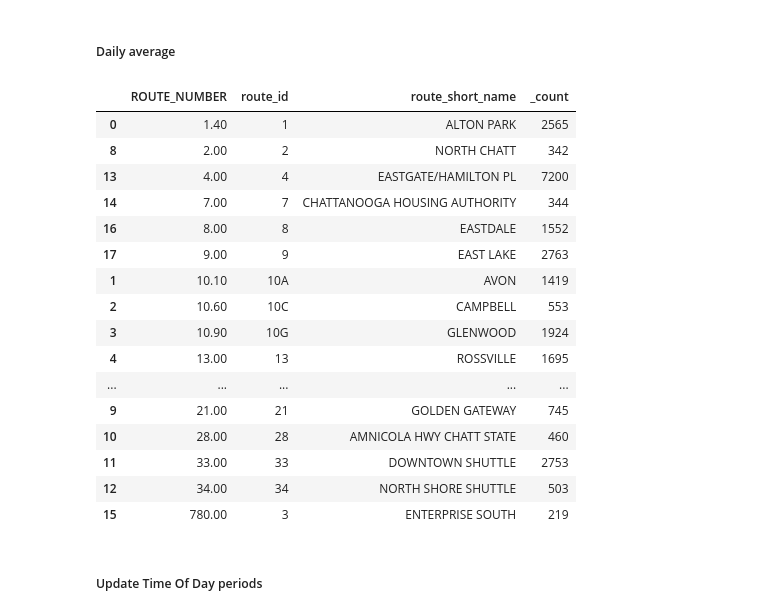
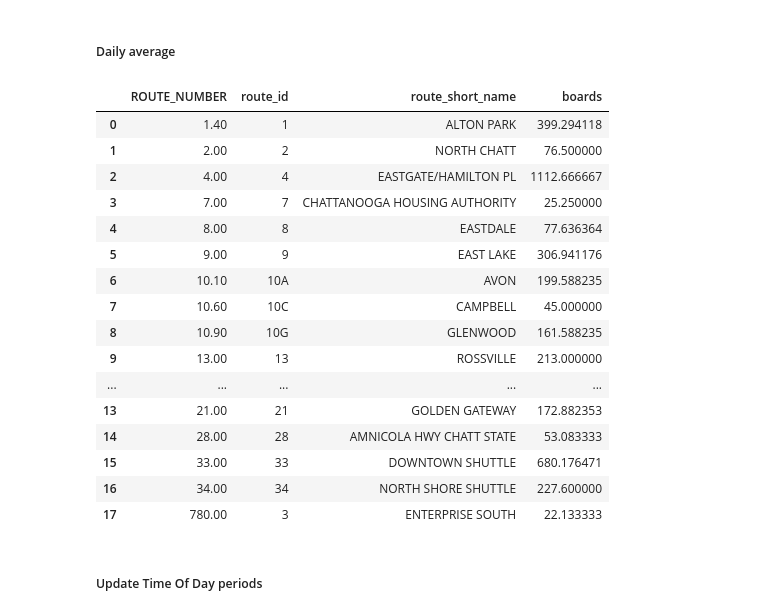
Before and after one commit to wsp-sag/client_chattanooga_rtp_update, a Jupyter notebook: Notebooks/Task 3 - Model Validation/Chattanooga_APC_Transit_Route_Boardings.ipynb, the cells around one changed output. Saved outputs shown, nothing was run; the diff lists cells and outputs as text; code cells hidden in the pictures.

```diff
--- a/Notebooks/Task 3 - Model Validation/Chattanooga_APC_Transit_Route_Boardings.ipynb
+++ b/Notebooks/Task 3 - Model Validation/Chattanooga_APC_Transit_Route_Boardings.ipynb
@@ -139,36 +162,38 @@ https://wsponline.sharepoint.com/:w:/r/sites/US-chattanoogamodeling/RTP%20TDM%20
 ##### Daily average
 # %%
 apc_pick = apc[apc['SURVEY_DATE'].isin(dates_pick)]
-apc_pick = apc_pick[['SERIAL_NUMBER', 'SURVEY_DATE', 'ROUTE_NUMBER', 'route_id', 'route_short_name']]
+apc_pick = apc[apc['PASSENGERS_ON'] > 0]
 
-weekdays = apc_pick.groupby(['ROUTE_NUMBER', 'route_id', 'route_short_name', 'SURVEY_DATE']).count()\
+apc_pick = apc_pick[['SURVEY_DATE', 'ROUTE_NUMBER', 'PASSENGERS_ON', 'route_id', 'route_short_name']]
+
+weekdays = apc_pick.groupby(['ROUTE_NUMBER', 'route_id', 'route_short_name', 'SURVEY_DATE'])['PASSENGERS_ON'].sum()\
                    .groupby(['ROUTE_NUMBER', 'route_id', 'route_short_name']).mean()
 
-weekdays = round(weekdays).astype(int)
+# weekdays = round(weekdays).astype(int)
 weekdays = weekdays.reset_index()
-weekdays.columns=['ROUTE_NUMBER', 'route_id', 'route_short_name', '_count']
+weekdays.columns=['ROUTE_NUMBER', 'route_id', 'route_short_name', 'boards']
 weekdays['ROUTE_NUMBER_num'] = weekdays['ROUTE_NUMBER'].astype(float)
-weekdays = weekdays.sort_values(by='ROUTE_NUMBER_num')#.to_clipboard()
+weekdays = weekdays.sort_values(by='ROUTE_NUMBER_num').reset_index(drop=True)
 
-weekdays.drop(columns='ROUTE_NUMBER_num')
+weekdays.drop(columns='ROUTE_NUMBER_num')#.to_clipboard()
 # %% [output]
-|  | ROUTE_NUMBER | route_id | route_short_name | _count |
-| 0 | 1.40 | 1 | ALTON PARK | 2565 |
-| 8 | 2.00 | 2 | NORTH CHATT | 342 |
-| 13 | 4.00 | 4 | EASTGATE/HAMILTON PL | 7200 |
-| 14 | 7.00 | 7 | CHATTANOOGA HOUSING AUTHORITY | 344 |
-| 16 | 8.00 | 8 | EASTDALE | 1552 |
-| 17 | 9.00 | 9 | EAST LAKE | 2763 |
-| 1 | 10.10 | 10A | AVON | 1419 |
-| 2 | 10.60 | 10C | CAMPBELL | 553 |
-| 3 | 10.90 | 10G | GLENWOOD | 1924 |
-| 4 | 13.00 | 13 | ROSSVILLE | 1695 |
+|  | ROUTE_NUMBER | route_id | route_short_name | boards |
+| 0 | 1.40 | 1 | ALTON PARK | 399.294118 |
+| 1 | 2.00 | 2 | NORTH CHATT | 76.500000 |
+| 2 | 4.00 | 4 | EASTGATE/HAMILTON PL | 1112.666667 |
+| 3 | 7.00 | 7 | CHATTANOOGA HOUSING AUTHORITY | 25.250000 |
+| 4 | 8.00 | 8 | EASTDALE | 77.636364 |
+| 5 | 9.00 | 9 | EAST LAKE | 306.941176 |
+| 6 | 10.10 | 10A | AVON | 199.588235 |
+| 7 | 10.60 | 10C | CAMPBELL | 45.000000 |
+| 8 | 10.90 | 10G | GLENWOOD | 161.588235 |
+| 9 | 13.00 | 13 | ROSSVILLE | 213.000000 |
 | ... | ... | ... | ... | ... |
-| 9 | 21.00 | 21 | GOLDEN GATEWAY | 745 |
-| 10 | 28.00 | 28 | AMNICOLA HWY CHATT STATE | 460 |
-| 11 | 33.00 | 33 | DOWNTOWN SHUTTLE | 2753 |
-| 12 | 34.00 | 34 | NORTH SHORE SHUTTLE | 503 |
-| 15 | 780.00 | 3 | ENTERPRISE SOUTH | 219 |
+| 13 | 21.00 | 21 | GOLDEN GATEWAY | 172.882353 |
+| 14 | 28.00 | 28 | AMNICOLA HWY CHATT STATE | 53.083333 |
+| 15 | 33.00 | 33 | DOWNTOWN SHUTTLE | 680.176471 |
+| 16 | 34.00 | 34 | NORTH SHORE SHUTTLE | 227.600000 |
+| 17 | 780.00 | 3 | ENTERPRISE SOUTH | 22.133333 |
 # %% [markdown]
 ##### Update Time Of Day periods
 # %%
```
Also changed, not shown: parts of 13 cells of this notebook.
